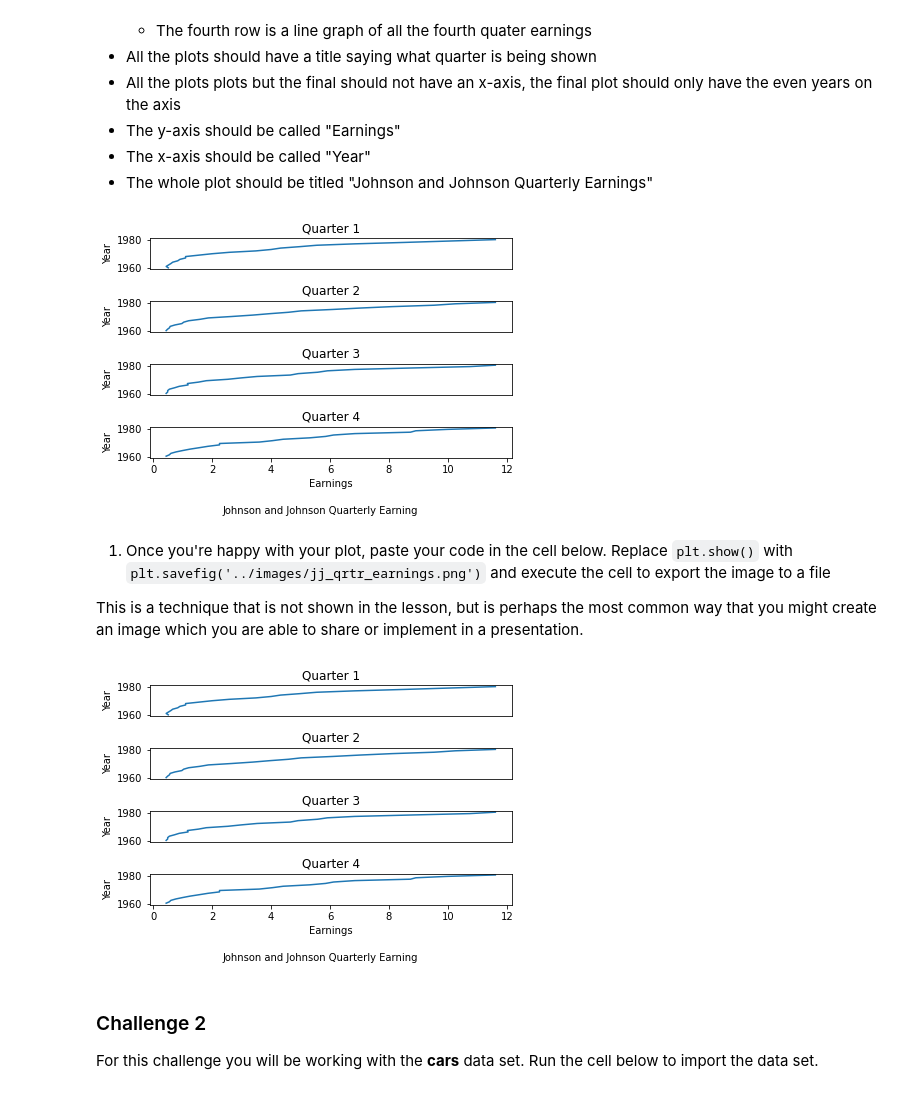
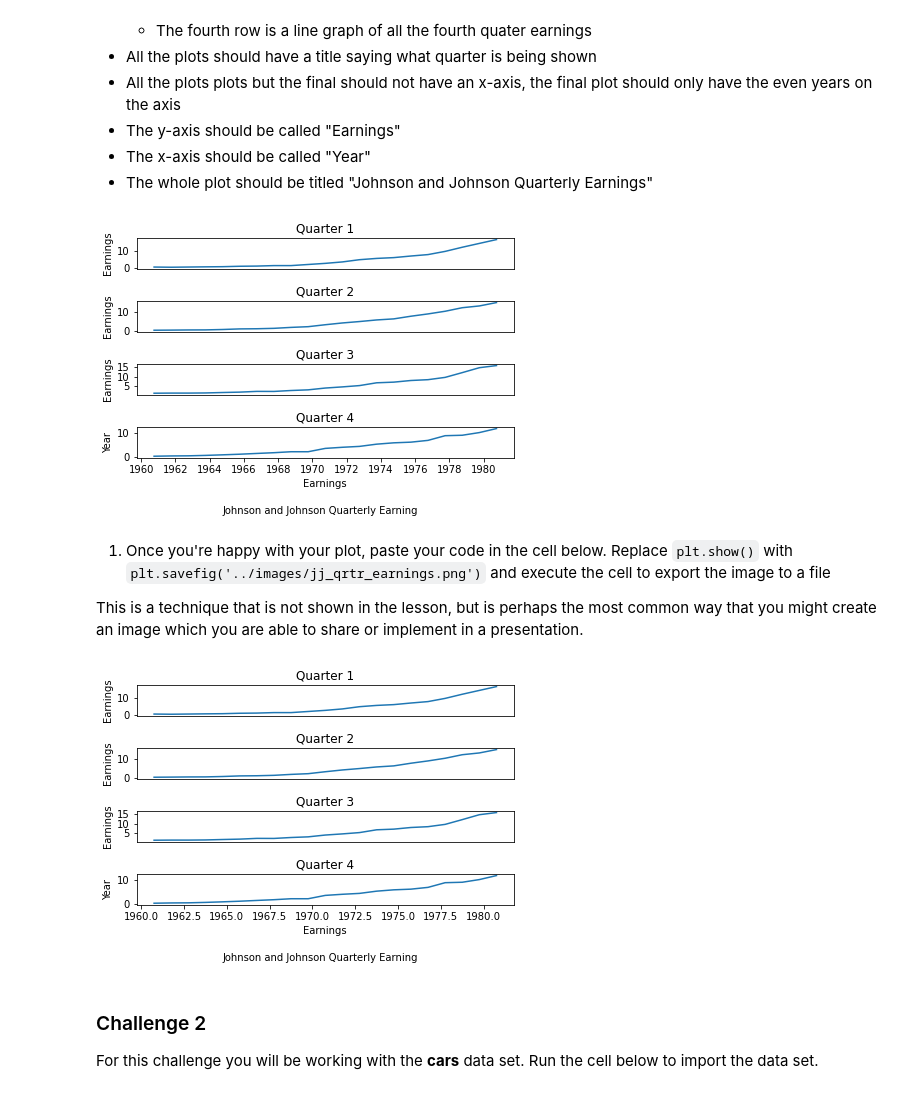
Before and after one commit to dannyyy-jimenez/ds-precourse-faceting, a Jupyter notebook: notebooks/faceting.ipynb, the cells around one changed output. Drawn from its saved outputs; the diff is of its cells as text; code cells hidden in the pictures.

```diff
--- a/notebooks/faceting.ipynb
+++ b/notebooks/faceting.ipynb
@@ -54,6 +54,7 @@ For this challenge, you will be using the Johnson and Johnson Data set from befo
 * The x-axis should be called "Year"
 * The whole plot should be titled "Johnson and Johnson Quarterly Earnings"
 # %%
+# Paste your code here and export it
 # Your code below (You need to make the appropriate imports of matplotlib and numpy)
 
 import matplotlib.pyplot as plt
@@ -83,41 +84,42 @@ data = '''
 16.20 14.67 16.02 11.61
 '''
 
 # Format the data into a usable format below:
 year_values = np.linspace(1960, 1981, 85)[:-1]
 quarter_data = [float(val) for val in data.replace('\n', ' ').replace('  ', ' ').split(' ')[1:-1]]
 
 plt.figure()
 plt.figtext(0.3, -0.05, 'Johnson and Johnson Quarterly Earning')
 
 plt.subplot(4, 1, 1)
 plt.title('Quarter 1')
-plt.plot(quarter_data[::4], year_values[::4])
-plt.ylabel('Year')
+plt.plot(year_values[::4], quarter_data[::4])
+plt.ylabel('Earnings')
 plt.xticks([])
 
 plt.subplot(4, 1, 2)
 plt.title('Quarter 2')
-plt.plot(quarter_data[1::4], year_values[1::4])
-plt.ylabel('Year')
+plt.plot(year_values[1::4], quarter_data[1::4])
+plt.ylabel('Earnings')
 plt.xticks([])
 
 plt.subplot(4, 1, 3)
 plt.title('Quarter 3')
-plt.plot(quarter_data[2::4], year_values[2::4])
-plt.ylabel('Year')
+plt.plot(year_values[2::4], quarter_data[2::4])
+plt.ylabel('Earnings')
 plt.xticks([])
 
 plt.subplot(4, 1, 4)
 plt.title('Quarter 4')
-plt.plot(quarter_data[3::4], year_values[3::4])
+plt.plot(year_values[3::4], quarter_data[3::4])
 plt.xlabel('Earnings')
 plt.ylabel('Year')
+plt.xticks(year_values[::8])
 
 plt.tight_layout()
 plt.show()
 # %% [output]
-[figure, old version]
+[figure, new version]
 # %% [markdown]
 1. Once you're happy with your plot, paste your code in the cell below. Replace `plt.show()` with `plt.savefig('../images/jj_qrtr_earnings.png')` and execute the cell to export the image to a file
 
@@ -162,32 +164,33 @@ plt.figtext(0.3, -0.05, 'Johnson and Johnson Quarterly Earning')
 
 plt.subplot(4, 1, 1)
 plt.title('Quarter 1')
-plt.plot(quarter_data[::4], year_values[::4])
-plt.ylabel('Year')
+plt.plot(year_values[::4], quarter_data[::4])
+plt.ylabel('Earnings')
 plt.xticks([])
 
 plt.subplot(4, 1, 2)
 plt.title('Quarter 2')
-plt.plot(quarter_data[1::4], year_values[1::4])
-plt.ylabel('Year')
+plt.plot(year_values[1::4], quarter_data[1::4])
+plt.ylabel('Earnings')
 plt.xticks([])
 
 plt.subplot(4, 1, 3)
 plt.title('Quarter 3')
-plt.plot(quarter_data[2::4], year_values[2::4])
-plt.ylabel('Year')
+plt.plot(year_values[2::4], quarter_data[2::4])
+plt.ylabel('Earnings')
 plt.xticks([])
 
 plt.subplot(4, 1, 4)
 plt.title('Quarter 4')
-plt.plot(quarter_data[3::4], year_values[3::4])
+plt.plot(year_values[3::4], quarter_data[3::4])
 plt.xlabel('Earnings')
 plt.ylabel('Year')
+plt.xticks(year_values[::8])
 
 plt.tight_layout()
 plt.savefig('../images/jj_qrtr_earnings.png')
 # %% [output]
-[figure, old version]
+[figure, new version]
 # %% [markdown]
 ### Challenge 2
 
```
Also changed, not shown: parts of 1 cell of this notebook, 2 other files.
